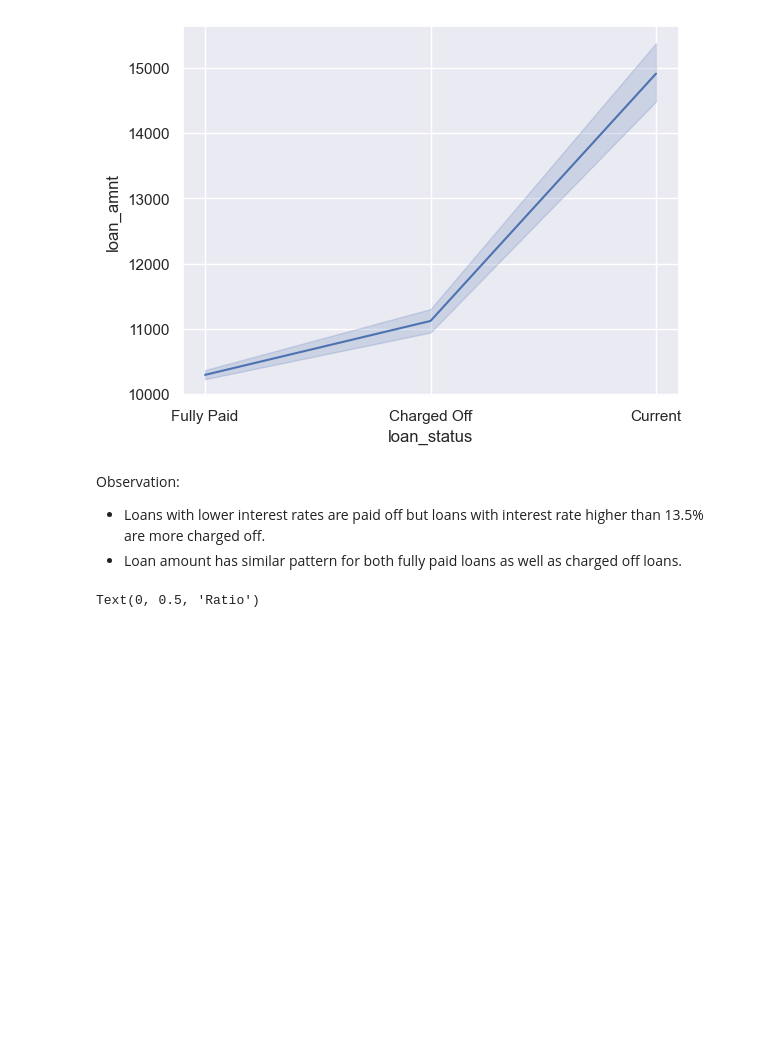
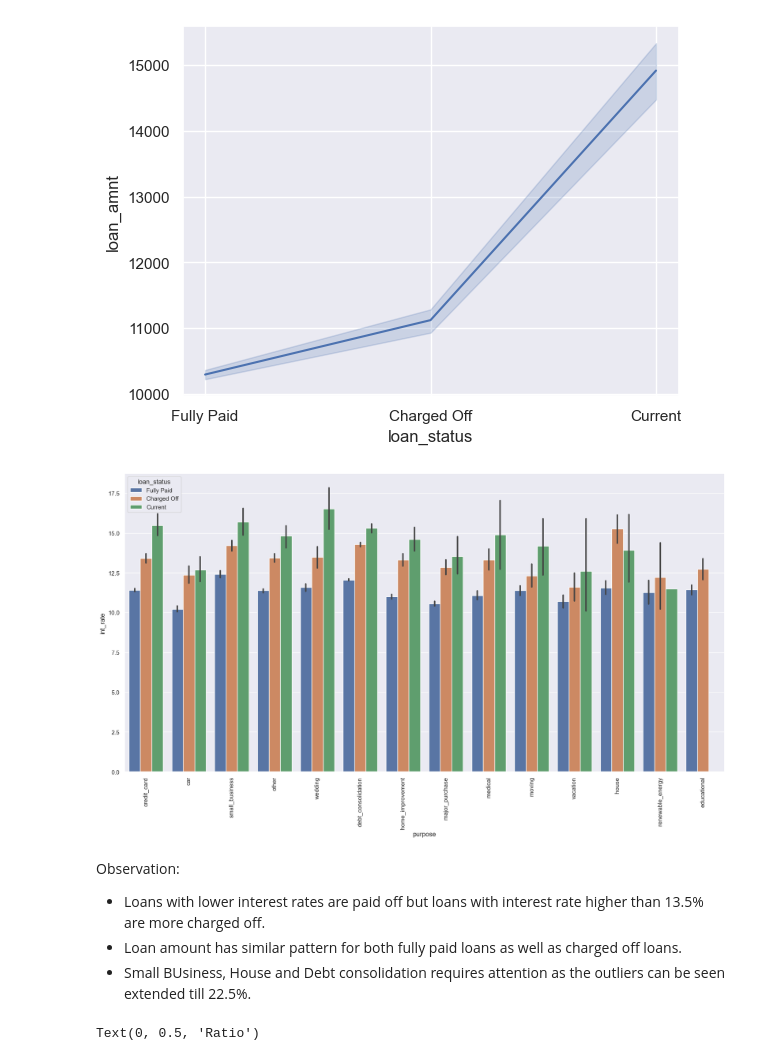
Before and after one commit to MallikaBera/LendingClubCaseStudy, a Jupyter notebook: Code_v02.ipynb, the cells around one changed output. Cells and saved outputs as stored; diff of their text form; code cells hidden in the pictures; blank space fills up the shorter version.

```diff
--- a/Code_v02.ipynb
+++ b/Code_v02.ipynb
@@ -687,10 +754,19 @@ sns.lineplot(x = 'loan_status', y = 'loan_amnt', data = loan_upd)
 # %% [output]
 <Axes: xlabel='loan_status', ylabel='loan_amnt'>
 [figure]
+# %%
+# Check if interest rate is impacting loan status and purpose
+sns.barplot(x='purpose', y='int_rate', hue="loan_status", data=loan)
+plt.xticks(rotation=90)
+plt.gcf().set_size_inches(20,10)
+plt.show()
+# %% [output]
+[figure, added]
 # %% [markdown]
 Observation:
 - Loans with lower interest rates are paid off but loans with interest rate higher than 13.5% are more charged off.
 - Loan amount has similar pattern for both fully paid loans as well as charged off loans.
+- Small BUsiness, House and Debt consolidation requires attention as the outliers can be seen extended till 22.5%.
 # %%
 # Co-relation between Annual income, Employment Length, Installments and DTI.
 
```
Also changed, not shown: parts of 23 cells of this notebook.
